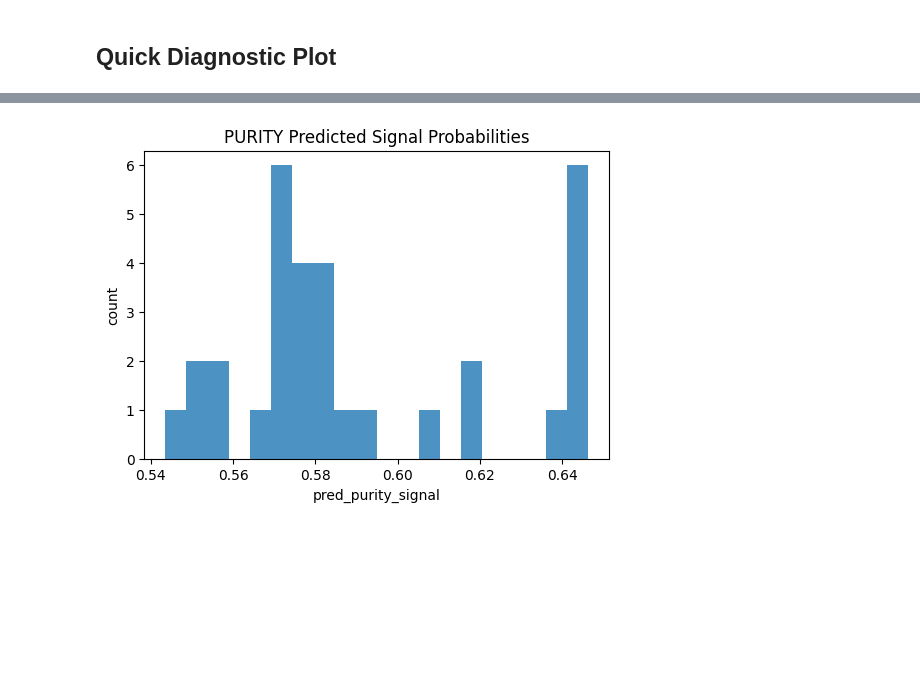
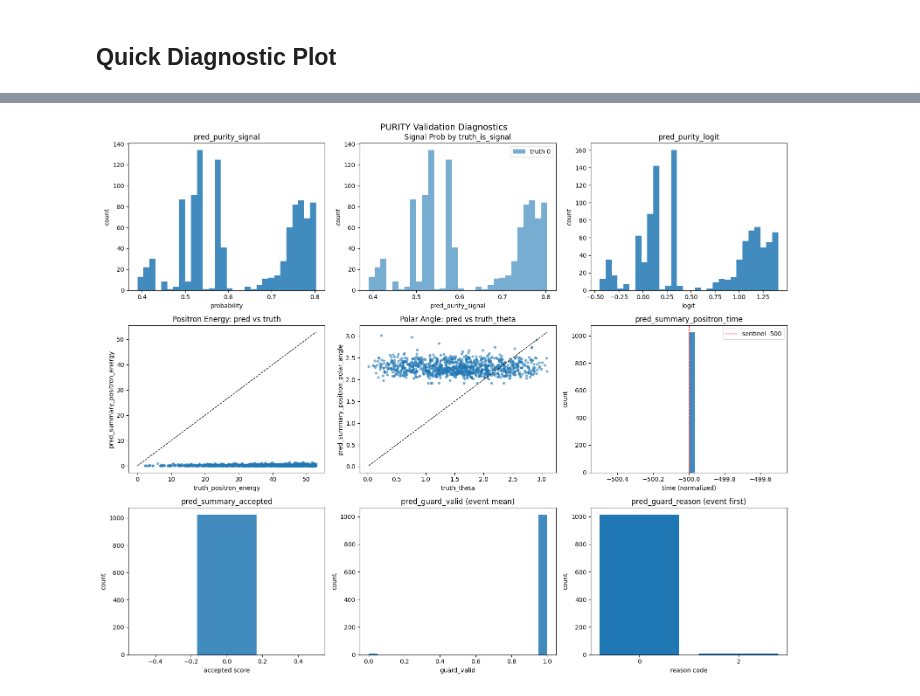
Before and after one commit to jaca230/pioneerML_PURITY_plugin, a Jupyter notebook: src/pioneerml_purity_plugin/purity/notebooks/validation.ipynb, the cells around one changed output, grey strips where cells are left out. Drawn from its saved outputs; the diff is of its cells as text; code cells hidden in the pictures; blank space fills up the shorter version.

```diff
--- a/src/pioneerml_purity_plugin/purity/notebooks/validation.ipynb
+++ b/src/pioneerml_purity_plugin/purity/notebooks/validation.ipynb
@@ -14,6 +14,8 @@ import matplotlib.pyplot as plt
 from pioneerml.integration.zenml import utils as zenml_utils
 
 PROJECT_ROOT = Path(zenml_utils.find_project_root()).resolve()
+PLOTS_DIR = PROJECT_ROOT / 'artifacts' / 'validation_plots' / 'purity'
+PLOTS_DIR.mkdir(parents=True, exist_ok=True)
 # %% [markdown]
 ## Load Source + Predictions
 # %%
@@ -45,10 +116,95 @@ accuracy@0.5: 0.6875 0.6875
 # %% [markdown]
 ## Quick Diagnostic Plot
 # %%
-plt.figure(figsize=(6, 4))
-plt.hist(pred_prob[np.isfinite(pred_prob)], bins=20, alpha=0.8)
-plt.title('PURITY Predicted Signal Probabilities')
-plt.xlabel('pred_purity_signal')
-plt.ylabel('count')
+fig, axes = plt.subplots(3, 3, figsize=(16, 13))
+axes = axes.reshape(-1)
+
+# 1) Signal probability distribution
+m = np.isfinite(pred_signal)
+axes[0].hist(pred_signal[m], bins=30, alpha=0.85)
+axes[0].set_title('pred_purity_signal')
+axes[0].set_xlabel('probability')
+axes[0].set_ylabel('count')
+
+# 2) Signal by truth class
+m0 = np.isfinite(pred_signal) & np.isfinite(true_sig) & (true_sig <= 0.5)
+m1 = np.isfinite(pred_signal) & np.isfinite(true_sig) & (true_sig > 0.5)
+if np.any(m0):
+    axes[1].hist(pred_signal[m0], bins=30, alpha=0.6, label='truth 0')
+if np.any(m1):
+    axes[1].hist(pred_signal[m1], bins=30, alpha=0.6, label='truth 1')
+axes[1].set_title('Signal Prob by truth_is_signal')
+axes[1].set_xlabel('pred_purity_signal')
+axes[1].set_ylabel('count')
+if np.any(m0) or np.any(m1):
+    axes[1].legend()
+
+# 3) Logit distribution
+m = np.isfinite(pred_logit)
+axes[2].hist(pred_logit[m], bins=30, alpha=0.85)
+axes[2].set_title('pred_purity_logit')
+axes[2].set_xlabel('logit')
+axes[2].set_ylabel('count')
+
+# 4) Positron energy: pred vs truth
+m = np.isfinite(pred_energy) & np.isfinite(true_energy)
+if np.any(m):
+    axes[3].scatter(true_energy[m], pred_energy[m], s=12, alpha=0.5)
+    lo = float(np.nanmin(np.r_[true_energy[m], pred_energy[m]]))
+    hi = float(np.nanmax(np.r_[true_energy[m], pred_energy[m]]))
+    axes[3].plot([lo, hi], [lo, hi], 'k--', lw=1)
+axes[3].set_title('Positron Energy: pred vs truth')
+axes[3].set_xlabel('truth_positron_energy')
+axes[3].set_ylabel('pred_summary_positron_energy')
+
+# 5) Positron polar angle: pred vs truth_theta
+m = np.isfinite(pred_angle) & np.isfinite(true_theta) & (pred_angle > -900)
+if np.any(m):
+    axes[4].scatter(true_theta[m], pred_angle[m], s=12, alpha=0.5)
+    lo = float(np.nanmin(np.r_[true_theta[m], pred_angle[m]]))
+    hi = float(np.nanmax(np.r_[true_theta[m], pred_angle[m]]))
+    axes[4].plot([lo, hi], [lo, hi], 'k--', lw=1)
+axes[4].set_title('Polar Angle: pred vs truth_theta')
+axes[4].set_xlabel('truth_theta')
+axes[4].set_ylabel('pred_summary_positron_polar_angle')
+
+# 6) Positron time distribution (with sentinel marker)
+m = np.isfinite(pred_time)
+axes[5].hist(pred_time[m], bins=30, alpha=0.85)
+axes[5].axvline(-500.0, color='r', ls='--', lw=1, label='sentinel -500')
+axes[5].set_title('pred_summary_positron_time')
+axes[5].set_xlabel('time (normalized)')
+axes[5].set_ylabel('count')
+axes[5].legend()
+
+# 7) Accepted distribution
+m = np.isfinite(pred_acc)
+axes[6].hist(pred_acc[m], bins=3, alpha=0.85)
+axes[6].set_title('pred_summary_accepted')
+axes[6].set_xlabel('accepted score')
+axes[6].set_ylabel('count')
+
+# 8) Guard valid distribution
+m = np.isfinite(guard_valid)
+axes[7].hist(guard_valid[m], bins=20, alpha=0.85)
+axes[7].set_title('pred_guard_valid (event mean)')
+axes[7].set_xlabel('guard_valid')
+axes[7].set_ylabel('count')
+
+# 9) Guard reason counts
+m = np.isfinite(guard_reason)
+if np.any(m):
+    reasons = guard_reason[m].astype(np.int64)
+    uniq, cnt = np.unique(reasons, return_counts=True)
+    axes[8].bar(uniq.astype(str), cnt)
+axes[8].set_title('pred_guard_reason (event first)')
+axes[8].set_xlabel('reason code')
+axes[8].set_ylabel('count')
+
+fig.suptitle('PURITY Validation Diagnostics', fontsize=14)
+plt.tight_layout()
+out_path = PLOTS_DIR / 'purity_validation_diagnostics.png'
+fig.savefig(out_path, dpi=150)
+print('saved:', out_path)
 plt.show()
 # %% [output]
@@ -55 +214 @@ plt.show()
-[figure, old version]
+[figure, new version]
```
Also changed, not shown: parts of 2 cells of this notebook, 11 other files.
